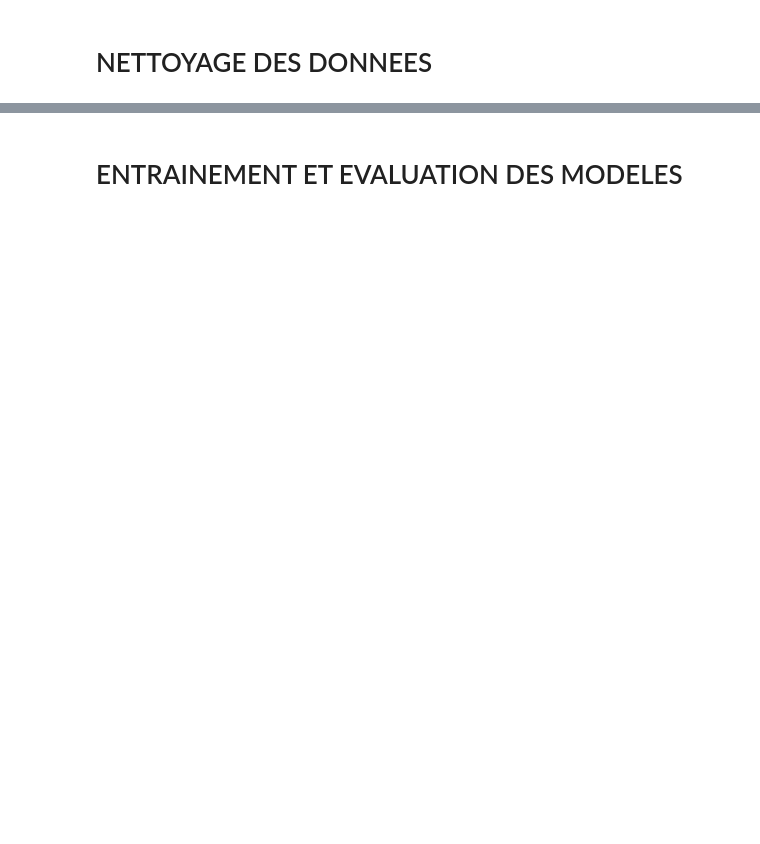
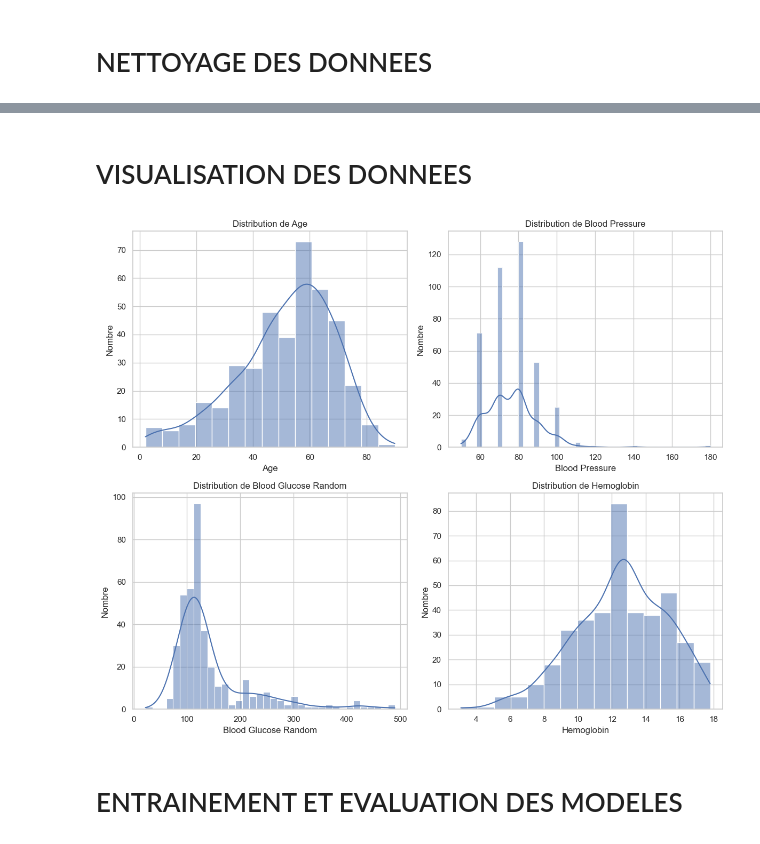
Before and after one commit to krinf15/Detection-Maladies-Renales, a Jupyter notebook: Rénales.ipynb, the cells around one changed output, grey strips where cells are left out. Saved outputs shown, nothing was run; the diff lists cells and outputs as text; code cells hidden in the pictures; blank space fills up the shorter version.

```diff
--- a/Rénales.ipynb
+++ b/Rénales.ipynb
@@ -137,7 +159,7 @@ dtype: int64
 # %%
 
 # Convertir les colonnes numériques en type numérique
-numeric_columns = ['age', 'bp', 'sg', 'al', 'su', 'bgr', 'bu', 'sc', 'sod', 'pot', 'hemo', 'pcv', 'wc', 'rc']
+numeric_columns = ['Age', 'Blood Pressure', 'Specific Gravity', 'Albumin', 'Sugar', 'Blood Glucose Random', 'Blood Urea', 'Serum Creatinine', 'Sodium', 'Potassium', 'Hemoglobin', 'Packed Cell Volume', 'White Blood Cell Count', 'Red Blood Cell Count']
 for col in numeric_columns:
     data[col] = pd.to_numeric(data[col], errors='coerce')
 # %%
@@ -161,2 +216,28 @@ for col in categorical_columns:
+# %% [markdown]
+# VISUALISATION DES DONNEES
+# %%
+# Distribution des variables continues
+import matplotlib.pyplot as plt
+import seaborn as sns
+
+# Liste des colonnes à visualiser
+columns = ['Age', 'Blood Pressure', 'Blood Glucose Random', 'Hemoglobin']
+
+# Taille de la figure
+plt.figure(figsize=(12, 10))
+
+# Créer des sous-graphiques pour chaque colonne
+for i, col in enumerate(columns, 1):
+    plt.subplot(2, 2, i)  # Organiser les graphiques en 2x2
+    sns.histplot(data=data, x=col, kde=True)
+    plt.title(f"Distribution de {col}")
+    plt.xlabel(col)
+    plt.ylabel("Nombre")
+
+# Ajuster les espacements entre les sous-graphiques
+plt.tight_layout()
+plt.show()
+# %% [output]
+[figure, added]
 # %% [markdown]
 # ENTRAINEMENT ET EVALUATION DES MODELES
```
Also changed, not shown: parts of 26 cells of this notebook, 2 other files.
